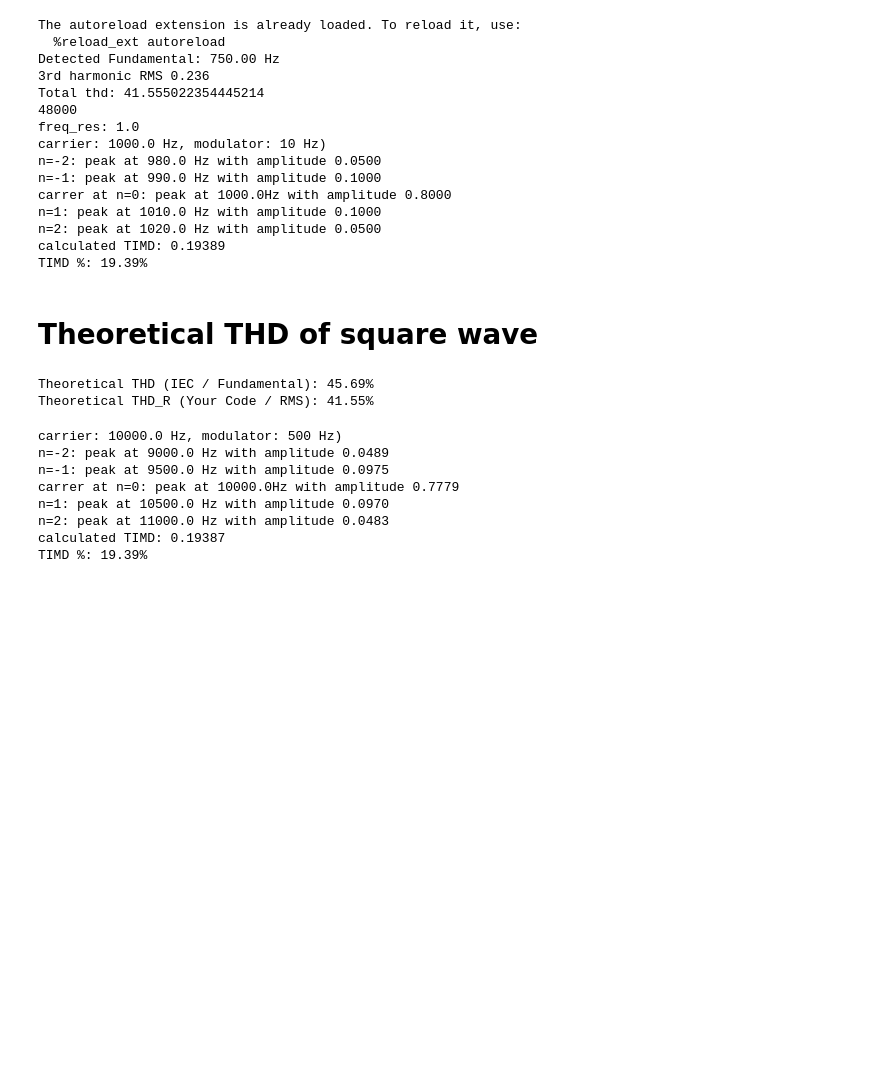
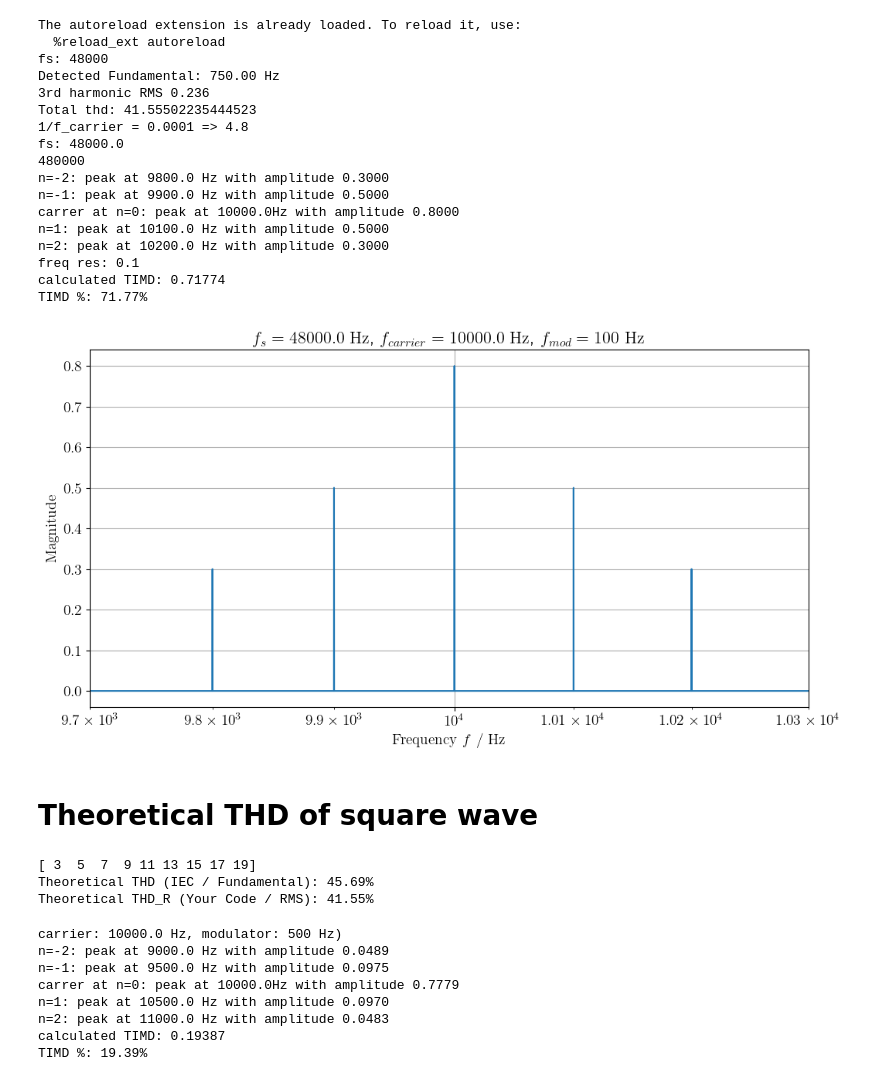
Before and after one commit to istlf/non-linear-transducers-project, a Jupyter notebook: Lab E - part 0.ipynb, the cells around one changed output. Cells and saved outputs as stored; diff of their text form; code cells hidden in the pictures; blank space fills up the shorter version.

```diff
--- a/Lab E - part 0.ipynb
+++ b/Lab E - part 0.ipynb
@@ -4,49 +4,61 @@
 import util
 import scipy as sp
 import numpy as np
-
+import matplotlib.pyplot as plt
 
 # 0.5 and 0.3 - 1500 hz and 75
 # timd: 0.4351
 # rms: 0.353
 # rms:
 
 
 ## check THD_R function
 fs, data = util.load_wav("data/square1.wav", normalize=True)
-
+print(f"fs: {fs}")
 thd_val, harm_dict = util.thd_r(data, fs, max_harmonic=19)
 
 rms_3rd = harm_dict.get(3, 0.0)
 print(f"3rd harmonic RMS {rms_3rd:.3f}")
 print(f"Total thd: {thd_val * 100}")
 
 
 ## check TIMD function
-f_carrier = 1e3
-f_mod = 10
+f_carrier = 10e3
+f_mod = 100
+fs = 48e3 #int(f_carrier*3)
+print(f"1/f_carrier = {1/f_carrier} => {fs*1/f_carrier}")
 
-fs, signal = util.generate_timd_signal(f_carrier, f_mod)
+print(f"fs: {fs}")
+fs, signal = util.generate_timd_signal(f_carrier, f_mod, amplitudes=[0.8,0.5,0.3], fs=fs, duration=10)
 timd_val = util.timd(signal, fs, f_mod=f_mod, f_carrier=f_carrier, n_max=3, search_window=1)
 
+print(f"freq res: {fs/len(signal)}")
 print(f"calculated TIMD: {timd_val:.5f}")
 print(f"TIMD %: {timd_val * 100:.2f}%")
+
+# plt.figure()
+# plt.plot(signal)
+
+util.plot_spectrum(signal, fs, rms=False, title=f"$f_{{s}} = {fs}$ \\textrm{{Hz}}, $f_{{carrier}} = {f_carrier}$ \\textrm{{Hz}}, $f_{{mod}} = {f_mod}$ \\textrm{{Hz}}", xlim=(f_carrier-3*f_mod, f_carrier+3*f_mod), xlabel="\\textrm{Frequency} $f$ \\textrm{/ Hz}", ylabel="\\textrm{Magnitude}", save="figures/timd_test.svg")
 # %% [output]
 The autoreload extension is already loaded. To reload it, use:
   %reload_ext autoreload
+fs: 48000
 Detected Fundamental: 750.00 Hz
 3rd harmonic RMS 0.236
-Total thd: 41.555022354445214
-48000
-freq_res: 1.0
-carrier: 1000.0 Hz, modulator: 10 Hz)
-n=-2: peak at 980.0 Hz with amplitude 0.0500
-n=-1: peak at 990.0 Hz with amplitude 0.1000
-carrer at n=0: peak at 1000.0Hz with amplitude 0.8000
-n=1: peak at 1010.0 Hz with amplitude 0.1000
-n=2: peak at 1020.0 Hz with amplitude 0.0500
-calculated TIMD: 0.19389
-TIMD %: 19.39%
+Total thd: 41.55502235444523
+1/f_carrier = 0.0001 => 4.8
+fs: 48000.0
+480000
+n=-2: peak at 9800.0 Hz with amplitude 0.3000
+n=-1: peak at 9900.0 Hz with amplitude 0.5000
+carrer at n=0: peak at 10000.0Hz with amplitude 0.8000
+n=1: peak at 10100.0 Hz with amplitude 0.5000
+n=2: peak at 10200.0 Hz with amplitude 0.3000
+freq res: 0.1
+calculated TIMD: 0.71774
+TIMD %: 71.77%
+[figure, added]
 # %% [markdown]
 # Theoretical THD of square wave
 # %%
@@ -54,7 +66,7 @@ TIMD %: 19.39%
 # Harmonics 3, 5, 7 ... 19
 harmonics = np.arange(3, 20, 2)
 amplitudes = 1.0 / harmonics
-
+print(harmonics)
 sum_squares_dist = np.sum(amplitudes**2)
 sum_squares_total = 1.0**2 + sum_squares_dist
 
@@ -64,6 +76,7 @@ thd_r = np.sqrt(sum_squares_dist) / np.sqrt(sum_squares_total)
 print(f"Theoretical THD (IEC / Fundamental): {thd_f*100:.2f}%")
 print(f"Theoretical THD_R (Your Code / RMS): {thd_r*100:.2f}%")
 # %% [output]
+[ 3  5  7  9 11 13 15 17 19]
 Theoretical THD (IEC / Fundamental): 45.69%
 Theoretical THD_R (Your Code / RMS): 41.55%
 # %%
```
Also changed, not shown: 11 other files.
